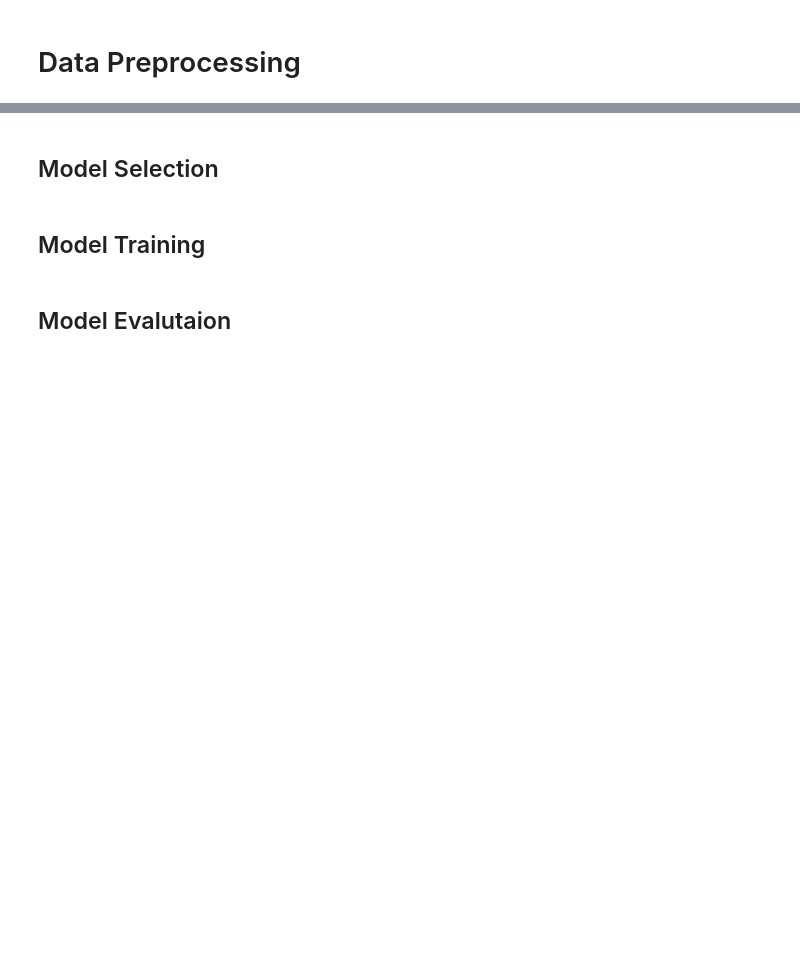
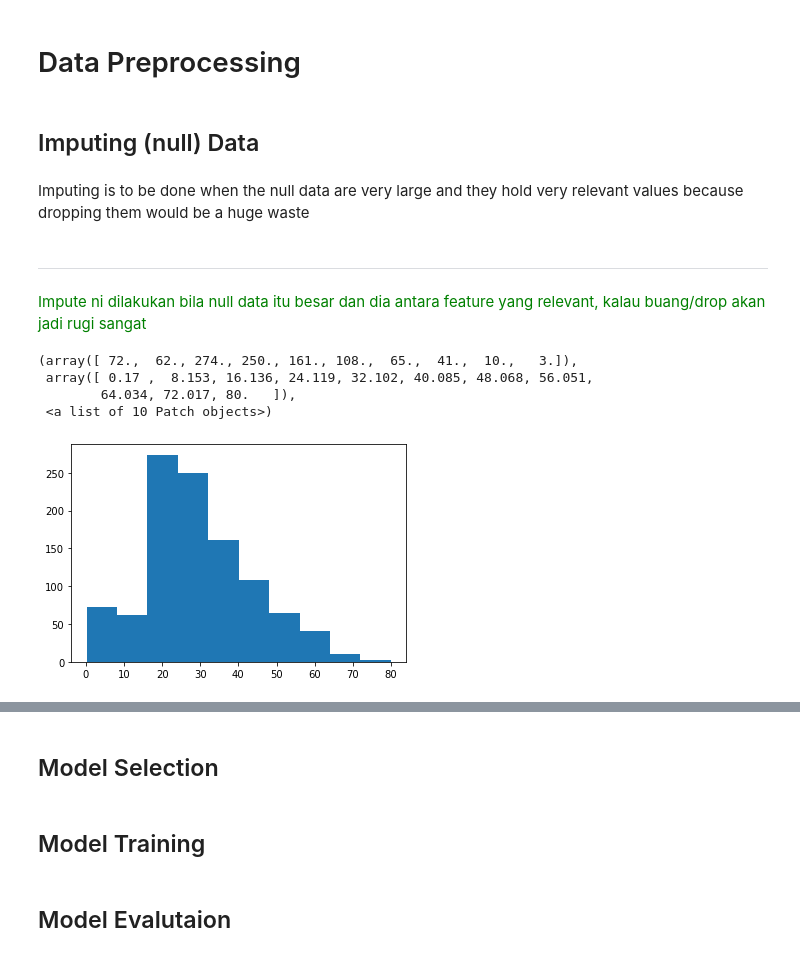
Before and after one commit to amaniahnuar/Kaggle-Titanic-Amani, a Jupyter notebook: Kaggle-Titanic-Notebook.ipynb, the cells around one changed output, grey strips where cells are left out. Drawn from its saved outputs; the diff is of its cells as text; code cells hidden in the pictures; blank space fills up the shorter version.

```diff
--- a/Kaggle-Titanic-Notebook.ipynb
+++ b/Kaggle-Titanic-Notebook.ipynb
@@ -489,3 +543,20 @@ Jonkheer          1
 Name: name_title, dtype: int64
 # %% [markdown]
 # Data Preprocessing
+# %% [markdown]
+## Imputing (null) Data
+# %% [markdown]
+Imputing is to be done when the null data are very large and they hold very relevant values because dropping them would be a huge waste
+# %% [markdown]
+---
+<font color='green'>
+Impute ni dilakukan bila null data itu besar dan dia antara feature yang relevant, kalau buang/drop akan jadi rugi sangat
+</font>
+# %%
+plt.hist(titanic.Age)
+# %% [output]
+(array([ 72.,  62., 274., 250., 161., 108.,  65.,  41.,  10.,   3.]),
+ array([ 0.17 ,  8.153, 16.136, 24.119, 32.102, 40.085, 48.068, 56.051,
+        64.034, 72.017, 80.   ]),
+ <a list of 10 Patch objects>)
+[figure, added]
```
Also changed, not shown: parts of 68 cells of this notebook.
